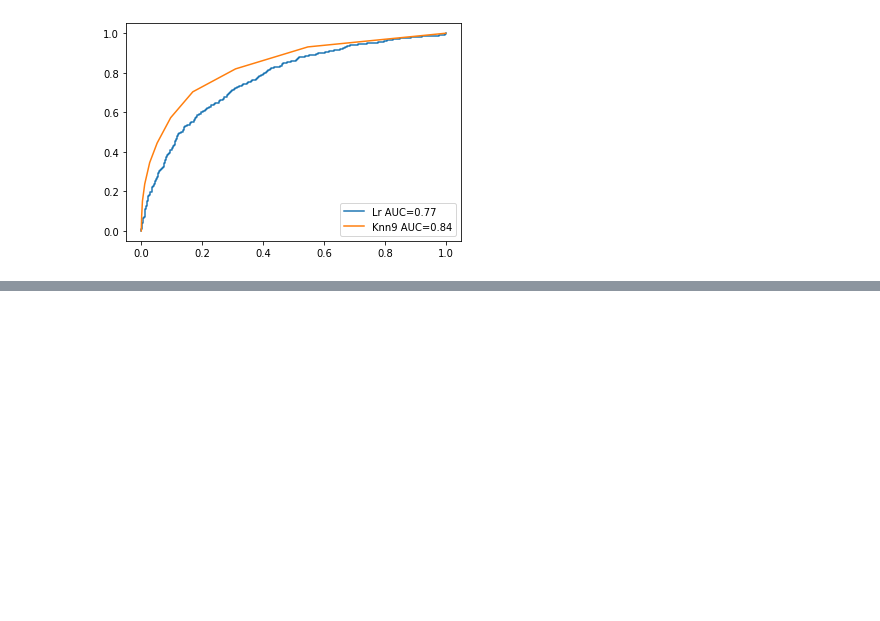
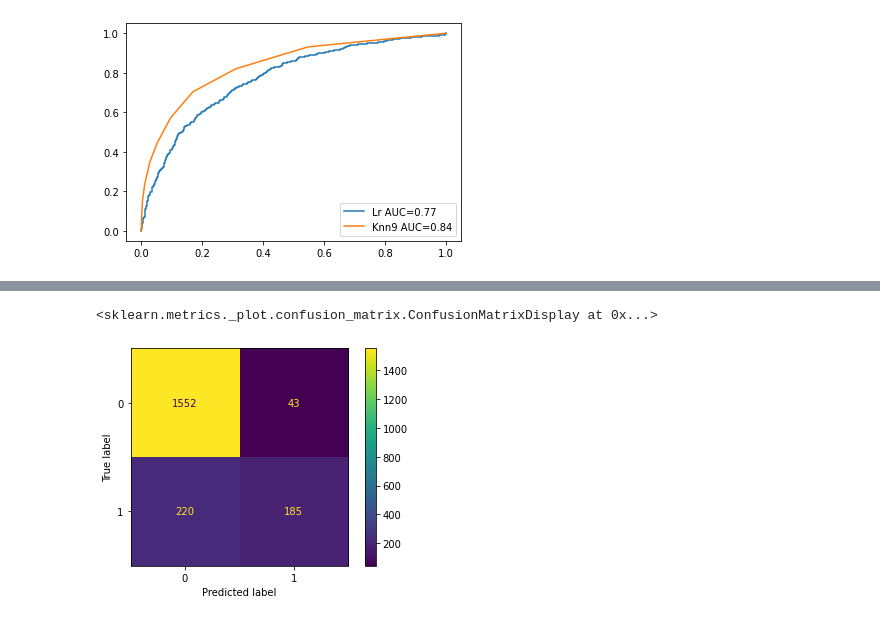
Before and after one commit to LeamonPro/Machine-Learning, a Jupyter notebook: seance3.ipynb, the cells around one changed output, grey strips where cells are left out. Drawn from its saved outputs; the diff is of its cells as text; code cells hidden in the pictures; blank space fills up the shorter version.

```diff
--- a/seance3.ipynb
+++ b/seance3.ipynb
@@ -386,0 +404,4 @@ plt.show()
+# %%
+clf1 =SVC(kernel='rbf',probability=True)
+clf1.fit(x_train, y_train)
+y_pred_rbf= clf1.predict(x_test)
@@ -386,0 +412,5 @@ plt.show()
+# %%
+plot_confusion_matrix(clf1,x_test,y_test)
+# %% [output]
+<sklearn.metrics._plot.confusion_matrix.ConfusionMatrixDisplay at 0x...>
+[figure, added]
```
Also changed, not shown: parts of 23 cells of this notebook.
